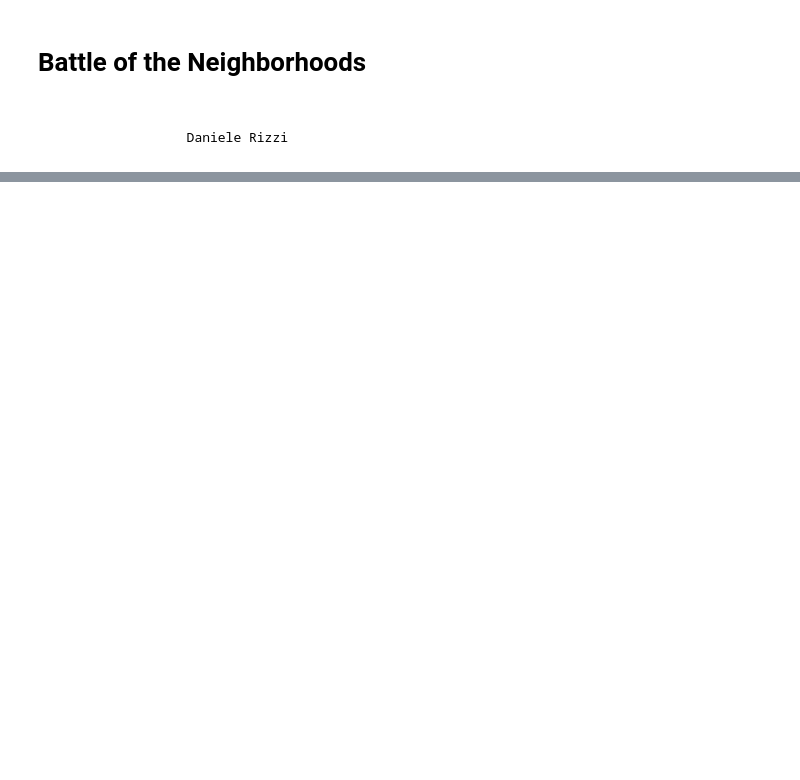
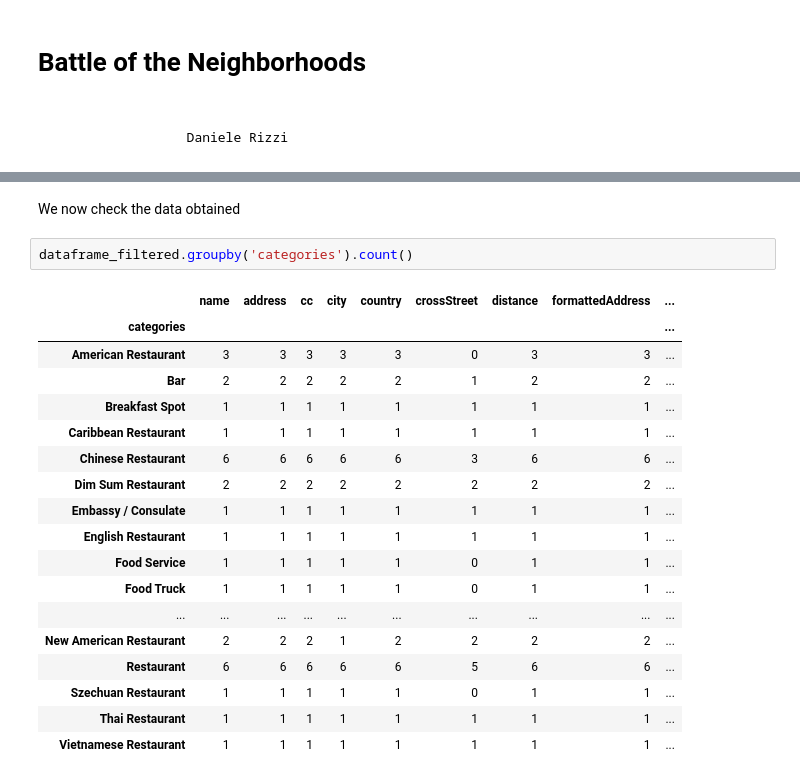
Before and after one commit to danielerizzi/Battle-of-the-Neighborhoods, a Jupyter notebook: Battle of Neighborhoods.ipynb, the cells around one changed output, grey strips where cells are left out. Saved outputs shown, nothing was run; the diff lists cells and outputs as text; blank space fills up the shorter version.

```diff
--- a/Battle of Neighborhoods.ipynb
+++ b/Battle of Neighborhoods.ipynb
@@ -18,0 +507,23 @@ Once we have identified the area and type of food that shoule be served, we can
+# %% [markdown]
+We now check the data obtained
+# %%
+dataframe_filtered.groupby('categories').count()
+# %% [output]
+|  | name | address | cc | city | country | crossStreet | distance | formattedAddress | ... |
+| categories |  |  |  |  |  |  |  |  | ... |
+| American Restaurant | 3 | 3 | 3 | 3 | 3 | 0 | 3 | 3 | ... |
+| Bar | 2 | 2 | 2 | 2 | 2 | 1 | 2 | 2 | ... |
+| Breakfast Spot | 1 | 1 | 1 | 1 | 1 | 1 | 1 | 1 | ... |
+| Caribbean Restaurant | 1 | 1 | 1 | 1 | 1 | 1 | 1 | 1 | ... |
+| Chinese Restaurant | 6 | 6 | 6 | 6 | 6 | 3 | 6 | 6 | ... |
+| Dim Sum Restaurant | 2 | 2 | 2 | 2 | 2 | 2 | 2 | 2 | ... |
+| Embassy / Consulate | 1 | 1 | 1 | 1 | 1 | 1 | 1 | 1 | ... |
+| English Restaurant | 1 | 1 | 1 | 1 | 1 | 1 | 1 | 1 | ... |
+| Food Service | 1 | 1 | 1 | 1 | 1 | 0 | 1 | 1 | ... |
+| Food Truck | 1 | 1 | 1 | 1 | 1 | 0 | 1 | 1 | ... |
+| ... | ... | ... | ... | ... | ... | ... | ... | ... | ... |
+| New American Restaurant | 2 | 2 | 2 | 1 | 2 | 2 | 2 | 2 | ... |
+| Restaurant | 6 | 6 | 6 | 6 | 6 | 5 | 6 | 6 | ... |
+| Szechuan Restaurant | 1 | 1 | 1 | 1 | 1 | 0 | 1 | 1 | ... |
+| Thai Restaurant | 1 | 1 | 1 | 1 | 1 | 1 | 1 | 1 | ... |
+| Vietnamese Restaurant | 1 | 1 | 1 | 1 | 1 | 1 | 1 | 1 | ... |
```
Also changed, not shown: parts of 74 cells of this notebook.
